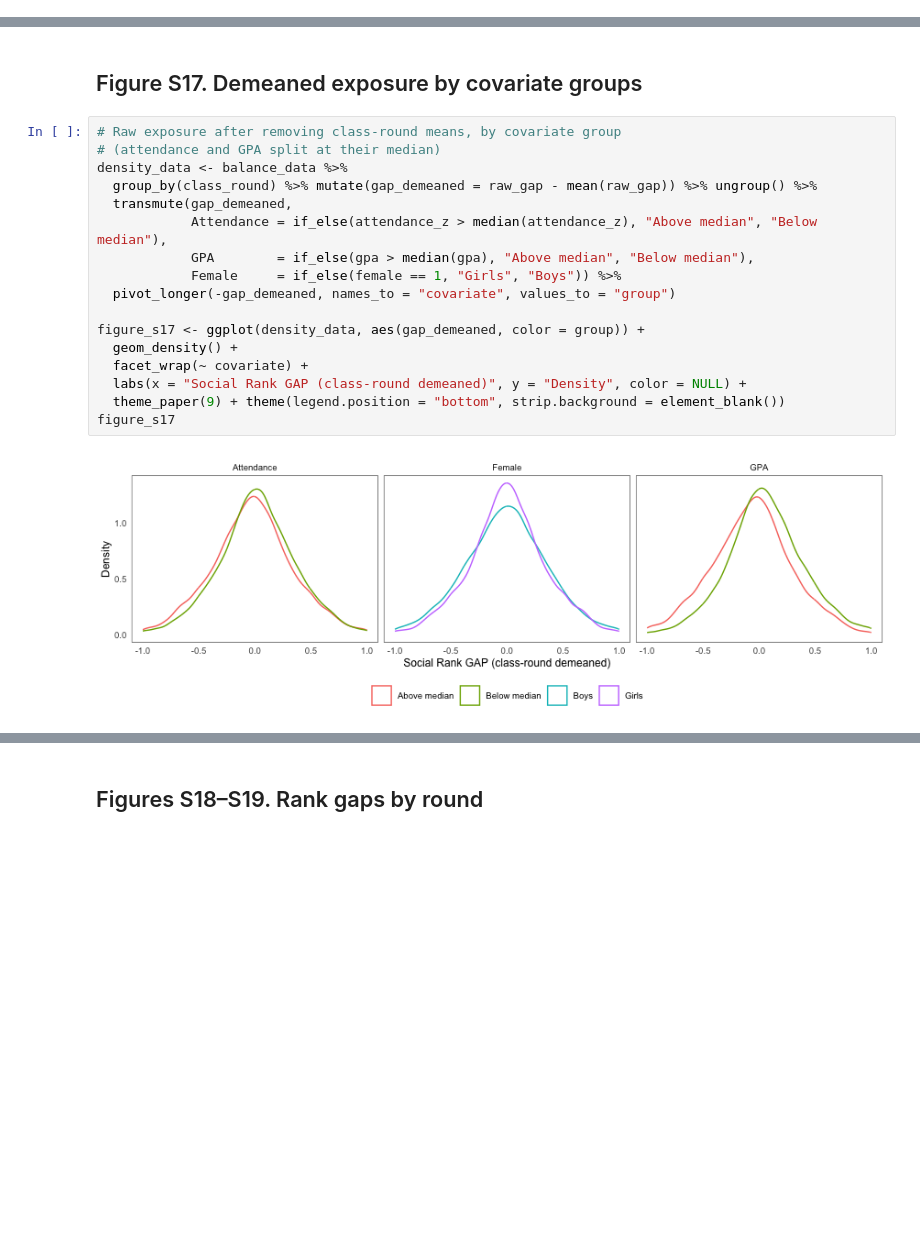
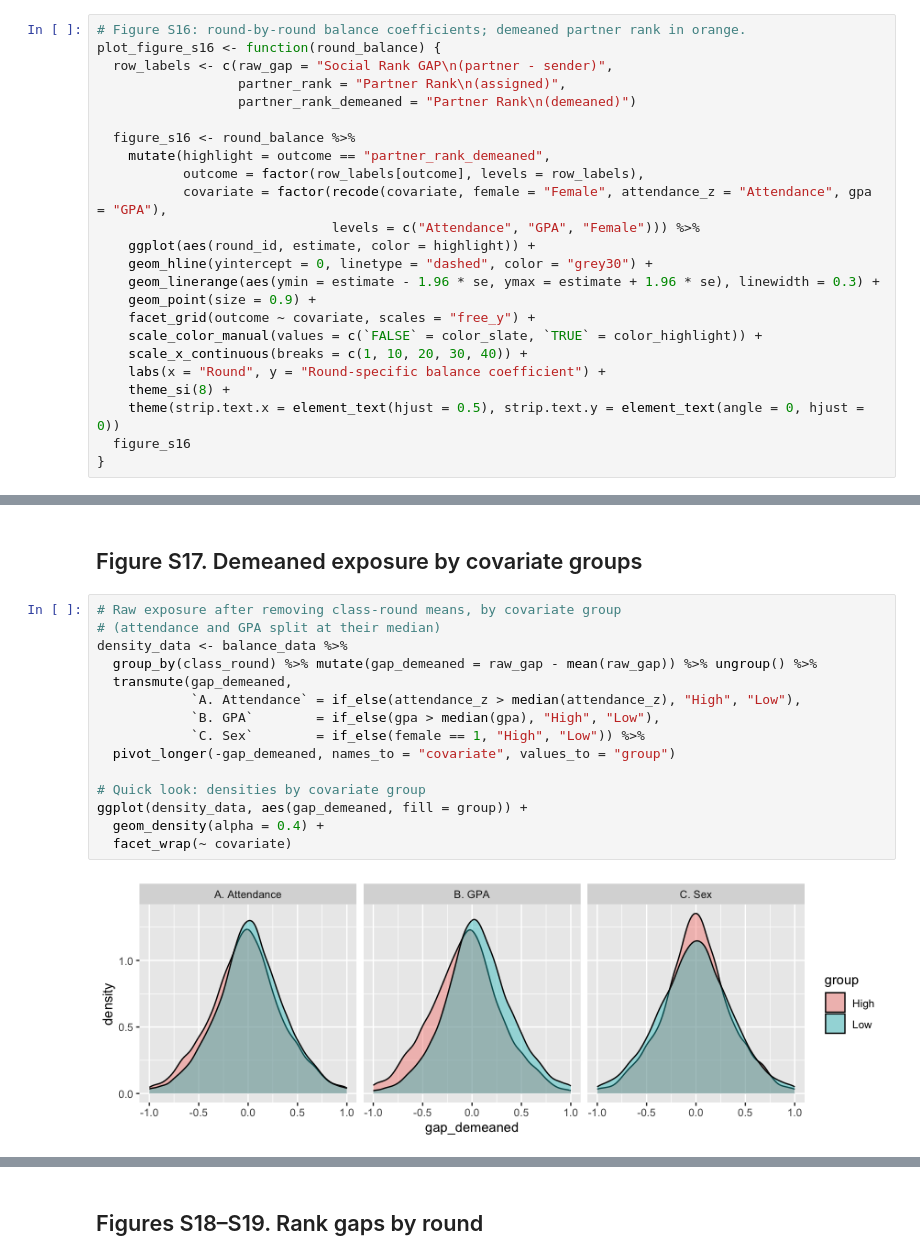
Before and after one commit to melanieoyarzun/patio-en-red, a Jupyter notebook: notebooks/si/S6_identification.ipynb, the cells around one changed output, grey strips where cells are left out. Cells and saved outputs as stored; diff of their text form; blank space fills up the shorter version.

```diff
--- a/notebooks/si/S6_identification.ipynb
+++ b/notebooks/si/S6_identification.ipynb
@@ -146,0 +179,24 @@ figure_s16
+# %%
+# Figure S16: round-by-round balance coefficients; demeaned partner rank in orange.
+plot_figure_s16 <- function(round_balance) {
+  row_labels <- c(raw_gap = "Social Rank GAP\n(partner - sender)",
+                  partner_rank = "Partner Rank\n(assigned)",
+                  partner_rank_demeaned = "Partner Rank\n(demeaned)")
+
+  figure_s16 <- round_balance %>%
+    mutate(highlight = outcome == "partner_rank_demeaned",
+           outcome = factor(row_labels[outcome], levels = row_labels),
+           covariate = factor(recode(covariate, female = "Female", attendance_z = "Attendance", gpa = "GPA"),
+                              levels = c("Attendance", "GPA", "Female"))) %>%
+    ggplot(aes(round_id, estimate, color = highlight)) +
+    geom_hline(yintercept = 0, linetype = "dashed", color = "grey30") +
+    geom_linerange(aes(ymin = estimate - 1.96 * se, ymax = estimate + 1.96 * se), linewidth = 0.3) +
+    geom_point(size = 0.9) +
+    facet_grid(outcome ~ covariate, scales = "free_y") +
+    scale_color_manual(values = c(`FALSE` = color_slate, `TRUE` = color_highlight)) +
+    scale_x_continuous(breaks = c(1, 10, 20, 30, 40)) +
+    labs(x = "Round", y = "Round-specific balance coefficient") +
+    theme_si(8) +
+    theme(strip.text.x = element_text(hjust = 0.5), strip.text.y = element_text(angle = 0, hjust = 0))
+  figure_s16
+}
@@ -149,19 +211,17 @@ figure_s16
 # %%
 # Raw exposure after removing class-round means, by covariate group
 # (attendance and GPA split at their median)
 density_data <- balance_data %>%
   group_by(class_round) %>% mutate(gap_demeaned = raw_gap - mean(raw_gap)) %>% ungroup() %>%
   transmute(gap_demeaned,
-            Attendance = if_else(attendance_z > median(attendance_z), "Above median", "Below median"),
-            GPA        = if_else(gpa > median(gpa), "Above median", "Below median"),
-            Female     = if_else(female == 1, "Girls", "Boys")) %>%
+            `A. Attendance` = if_else(attendance_z > median(attendance_z), "High", "Low"),
+            `B. GPA`        = if_else(gpa > median(gpa), "High", "Low"),
+            `C. Sex`        = if_else(female == 1, "High", "Low")) %>%
   pivot_longer(-gap_demeaned, names_to = "covariate", values_to = "group")
 
-figure_s17 <- ggplot(density_data, aes(gap_demeaned, color = group)) +
-  geom_density() +
-  facet_wrap(~ covariate) +
-  labs(x = "Social Rank GAP (class-round demeaned)", y = "Density", color = NULL) +
-  theme_paper(9) + theme(legend.position = "bottom", strip.background = element_blank())
-figure_s17
+# Quick look: densities by covariate group
+ggplot(density_data, aes(gap_demeaned, fill = group)) +
+  geom_density(alpha = 0.4) +
+  facet_wrap(~ covariate)
 # %% [output]
-[figure, old version]
+[figure, new version]
```
Also changed, not shown: parts of 29 cells of this notebook, 36 other files.
